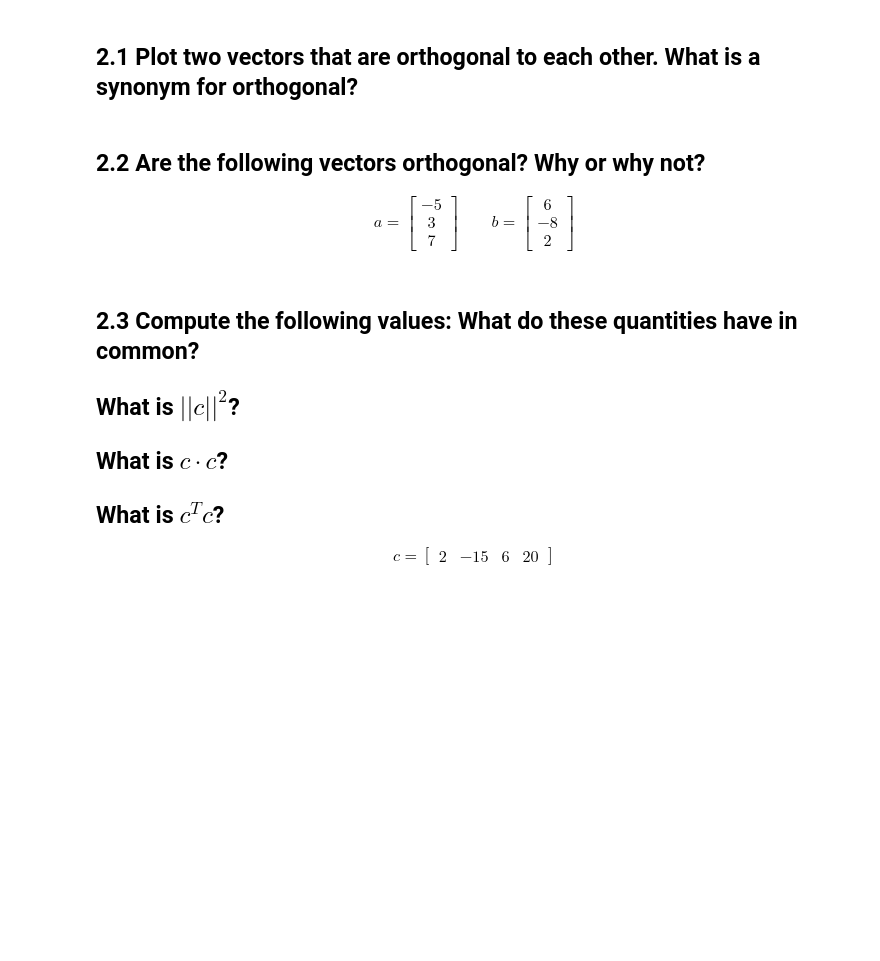
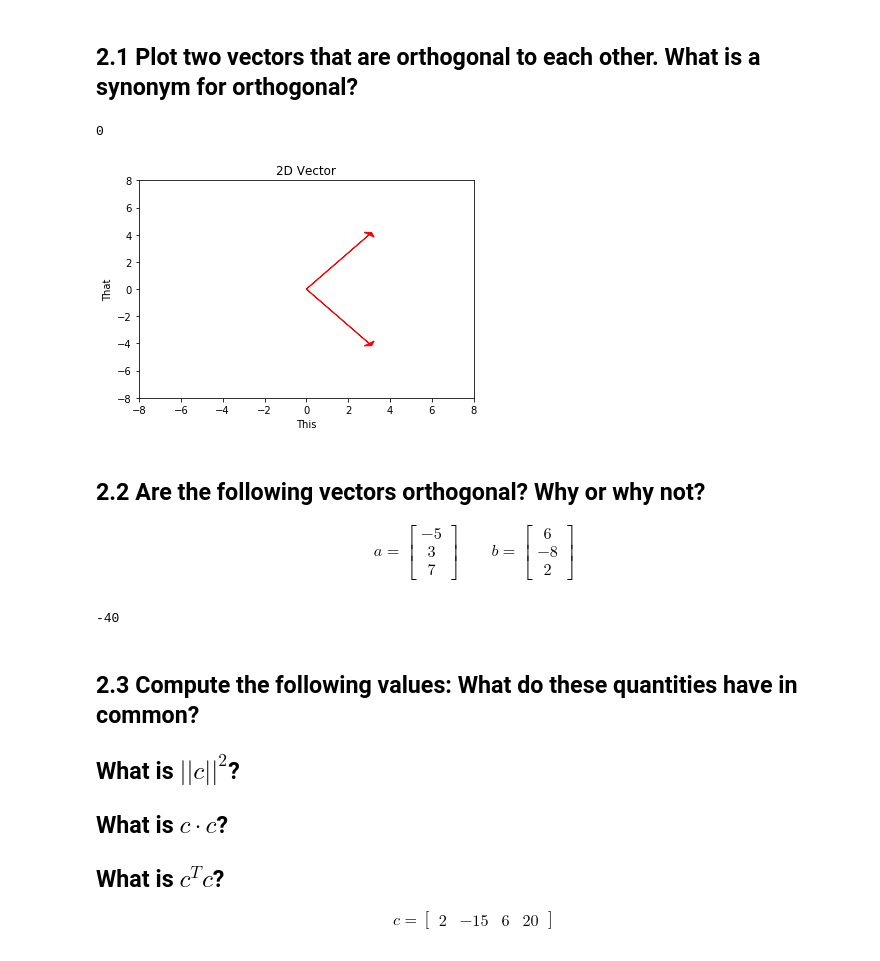
Before and after one commit to bloominstituteoftechnology/DS-Unit-1-Sprint-4-Linear-Algebra, a Jupyter notebook: module2-intermediate-linear-algebra/Intermediate_Linear_Algebra_Assignment.ipynb, the cells around one changed output. Saved outputs shown, nothing was run; the diff lists cells and outputs as text; code cells hidden in the pictures; blank space fills up the shorter version.

```diff
--- a/module2-intermediate-linear-algebra/Intermediate_Linear_Algebra_Assignment.ipynb
+++ b/module2-intermediate-linear-algebra/Intermediate_Linear_Algebra_Assignment.ipynb
@@ -14,6 +257,24 @@
 # Orthogonality
 # %% [markdown]
 ## 2.1 Plot two vectors that are orthogonal to each other. What is a synonym for orthogonal?
+# %%
+a = np.array([4,0])
+b = np.array([0,-4])
+a.dot(b)
+# %% [output]
+0
+# %%
+plt.arrow(0,0,3, 4, head_length=0.2, head_width=0.6,color='r')
+plt.arrow(0,0,3, -4, head_length=0.2, head_width=0.6,color='r')
+
+plt.title('2D Vector')
+plt.xlim([-8,8])
+plt.ylim([-8,8])
+plt.xlabel('This')
+plt.ylabel('That')
+plt.show()
+# %% [output]
+[figure, added]
 # %% [markdown]
 ## 2.2 Are the following vectors orthogonal? Why or why not?
 
@@ -22,6 +283,13 @@ a = \begin{bmatrix} -5 \\ 3 \\ 7 \end{bmatrix}
 \qquad
 b = \begin{bmatrix} 6 \\ -8 \\ 2 \end{bmatrix}
 \end{align}
+# %%
+c = np.array([-5, 3, 7])
+d = np.array([6, -8, 2])
+c.dot(d)
+#the dot products are not zero
+# %% [output]
+-40
 # %% [markdown]
 ## 2.3 Compute the following values: What do these quantities have in common?
 
```
Also changed, not shown: parts of 44 cells of this notebook.
